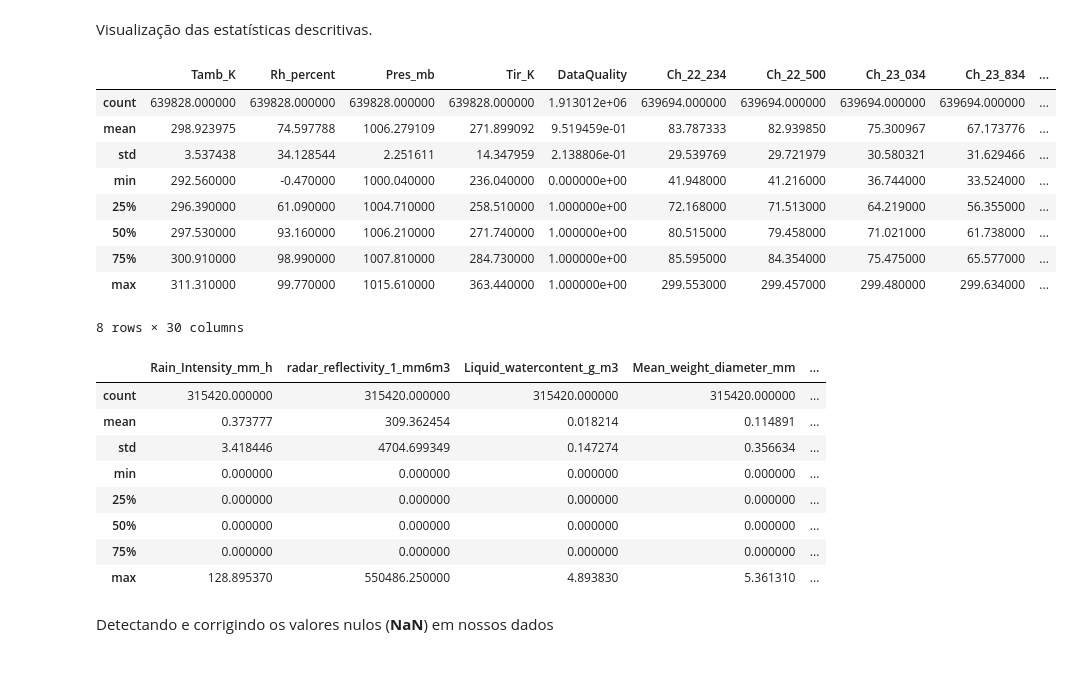
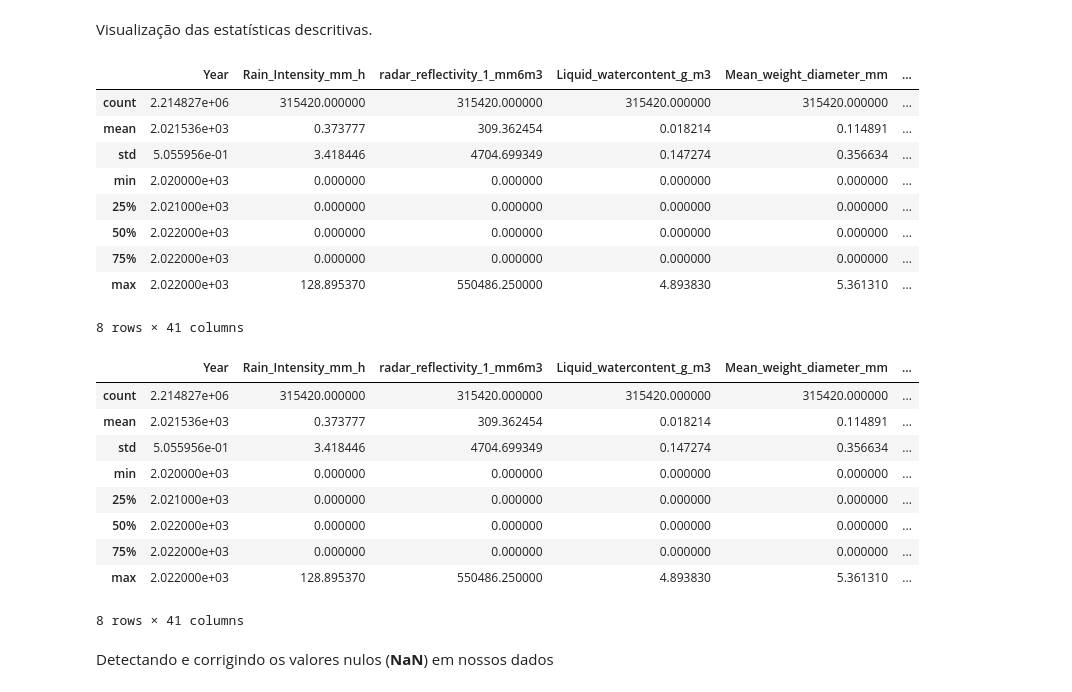
Before and after one commit to lourencocavalcante/Introduction-to-Data-Science, a Jupyter notebook: CAP394_2022_Fase1_Pre_Processando.ipynb, the cells around one changed output. Saved outputs shown, nothing was run; the diff lists cells and outputs as text; code cells hidden in the pictures.

```diff
--- a/CAP394_2022_Fase1_Pre_Processando.ipynb
+++ b/CAP394_2022_Fase1_Pre_Processando.ipynb
@@ -334,11 +397,11 @@ df_MP3000A_final['Day_of_week'] = pd.Categorical(df_MP3000A_final['Day_of_week']
 # %%
 # Criando a coluna hora do dia
 
-df_MP3000A_final['Time'] = [d.time() for d in df_MP3000A_final['Datetime']]
+df_MP3000A_RD80_final['Time'] = [d.time() for d in df_MP3000A_RD80_final['Datetime']]
 # %%
 # Dividindo a coluna hora do dia em diferentes sessões em um dia
 
-df_MP3000A_final=df_MP3000A_final.assign(session=pd.cut(df_MP3000A_final.Datetime.dt.hour,
+df_MP3000A_RD80_final=df_MP3000A_RD80_final.assign(session=pd.cut(df_MP3000A_RD80_final.Datetime.dt.hour,
                             [0,6,12,18,23],
                             labels=['Night','Morning','Afternoon','Evening'],
                             include_lowest=True))
@@ -355,2 +424,14 @@ Index(['Tamb_K', 'Rh_percent', 'Pres_mb', 'Tir_K', 'DataQuality', 'Datetime',
        'session'],
       dtype='object')
+# %%
+df_MP3000A_RD80_final = df_MP3000A_RD80_final.reindex(columns=['Datetime', 'Date', 'Year', 'Month', 'Day_of_week', 'Time',
+       'session', 'Rain_Intensity_mm_h', 'radar_reflectivity_1_mm6m3',
+       'Liquid_watercontent_g_m3', 'Mean_weight_diameter_mm',
+       'Time_integration_s', 'Tamb_K', 'Rh_percent', 'Pres_mb', 'Tir_K',
+       'Ch_22_234', 'Ch_22_500', 'Ch_23_034', 'Ch_23_834', 'Ch_25_000',
+       'Ch_26_234', 'Ch_28_000', 'Ch_30_000', 'Ch_51_248', 'Ch_51_760',
+       'Ch_52_280', 'Ch_52_804', 'Ch_53_336', 'Ch_53_848', 'Ch_54_400',
+       'Ch_54_940', 'Ch_55_500', 'Ch_56_020', 'Ch_56_660', 'Ch_57_288',
+       'Ch_57_964', 'Ch_58_800', 'Int_Vapor_cm', 'Int_Liquid_mm',
+       'Cloud_Base_km', 'Light_Rain', 'Moderate_Rain', 'Heavy_Rain',
+       'Very_Heavy_Rain', 'Without_Rain', 'Class_Rain_id', 'Class_Rain','DataQuality'])
@@ -356,0 +454,2 @@ Index(['Tamb_K', 'Rh_percent', 'Pres_mb', 'Tir_K', 'DataQuality', 'Datetime',
+# %%
+df_MP3000A_RD80_final = df_MP3000A_RD80_final.sort_values(by=['Datetime'])
@@ -358,31 +467,32 @@ Index(['Tamb_K', 'Rh_percent', 'Pres_mb', 'Tir_K', 'DataQuality', 'Datetime',
 Visualização das estatísticas descritivas.
 # %%
 #Visualização das estatísticas descritivas
-df_MP3000A_final.describe()
+df_MP3000A_RD80_final.describe()
 # %% [output]
-|  | Tamb_K | Rh_percent | Pres_mb | Tir_K | DataQuality | Ch_22_234 | Ch_22_500 | Ch_23_034 | Ch_23_834 | ... |
-| count | 639828.000000 | 639828.000000 | 639828.000000 | 639828.000000 | 1.913012e+06 | 639694.000000 | 639694.000000 | 639694.000000 | 639694.000000 | ... |
-| mean | 298.923975 | 74.597788 | 1006.279109 | 271.899092 | 9.519459e-01 | 83.787333 | 82.939850 | 75.300967 | 67.173776 | ... |
-| std | 3.537438 | 34.128544 | 2.251611 | 14.347959 | 2.138806e-01 | 29.539769 | 29.721979 | 30.580321 | 31.629466 | ... |
-| min | 292.560000 | -0.470000 | 1000.040000 | 236.040000 | 0.000000e+00 | 41.948000 | 41.216000 | 36.744000 | 33.524000 | ... |
-| 25% | 296.390000 | 61.090000 | 1004.710000 | 258.510000 | 1.000000e+00 | 72.168000 | 71.513000 | 64.219000 | 56.355000 | ... |
-| 50% | 297.530000 | 93.160000 | 1006.210000 | 271.740000 | 1.000000e+00 | 80.515000 | 79.458000 | 71.021000 | 61.738000 | ... |
-| 75% | 300.910000 | 98.990000 | 1007.810000 | 284.730000 | 1.000000e+00 | 85.595000 | 84.354000 | 75.475000 | 65.577000 | ... |
-| max | 311.310000 | 99.770000 | 1015.610000 | 363.440000 | 1.000000e+00 | 299.553000 | 299.457000 | 299.480000 | 299.634000 | ... |
+|  | Year | Rain_Intensity_mm_h | radar_reflectivity_1_mm6m3 | Liquid_watercontent_g_m3 | Mean_weight_diameter_mm | ... |
+| count | 2.214827e+06 | 315420.000000 | 315420.000000 | 315420.000000 | 315420.000000 | ... |
+| mean | 2.021536e+03 | 0.373777 | 309.362454 | 0.018214 | 0.114891 | ... |
+| std | 5.055956e-01 | 3.418446 | 4704.699349 | 0.147274 | 0.356634 | ... |
+| min | 2.020000e+03 | 0.000000 | 0.000000 | 0.000000 | 0.000000 | ... |
+| 25% | 2.021000e+03 | 0.000000 | 0.000000 | 0.000000 | 0.000000 | ... |
+| 50% | 2.022000e+03 | 0.000000 | 0.000000 | 0.000000 | 0.000000 | ... |
+| 75% | 2.022000e+03 | 0.000000 | 0.000000 | 0.000000 | 0.000000 | ... |
+| max | 2.022000e+03 | 128.895370 | 550486.250000 | 4.893830 | 5.361310 | ... |
-8 rows × 30 columns
+8 rows × 41 columns
 # %%
 #Visualização das estatísticas descritivas
-df_rd80_joss.describe()
+df_MP3000A_RD80_final.describe()
 # %% [output]
-|  | Rain_Intensity_mm_h | radar_reflectivity_1_mm6m3 | Liquid_watercontent_g_m3 | Mean_weight_diameter_mm | ... |
-| count | 315420.000000 | 315420.000000 | 315420.000000 | 315420.000000 | ... |
-| mean | 0.373777 | 309.362454 | 0.018214 | 0.114891 | ... |
-| std | 3.418446 | 4704.699349 | 0.147274 | 0.356634 | ... |
-| min | 0.000000 | 0.000000 | 0.000000 | 0.000000 | ... |
-| 25% | 0.000000 | 0.000000 | 0.000000 | 0.000000 | ... |
-| 50% | 0.000000 | 0.000000 | 0.000000 | 0.000000 | ... |
-| 75% | 0.000000 | 0.000000 | 0.000000 | 0.000000 | ... |
-| max | 128.895370 | 550486.250000 | 4.893830 | 5.361310 | ... |
+|  | Year | Rain_Intensity_mm_h | radar_reflectivity_1_mm6m3 | Liquid_watercontent_g_m3 | Mean_weight_diameter_mm | ... |
+| count | 2.214827e+06 | 315420.000000 | 315420.000000 | 315420.000000 | 315420.000000 | ... |
+| mean | 2.021536e+03 | 0.373777 | 309.362454 | 0.018214 | 0.114891 | ... |
+| std | 5.055956e-01 | 3.418446 | 4704.699349 | 0.147274 | 0.356634 | ... |
+| min | 2.020000e+03 | 0.000000 | 0.000000 | 0.000000 | 0.000000 | ... |
+| 25% | 2.021000e+03 | 0.000000 | 0.000000 | 0.000000 | 0.000000 | ... |
+| 50% | 2.022000e+03 | 0.000000 | 0.000000 | 0.000000 | 0.000000 | ... |
+| 75% | 2.022000e+03 | 0.000000 | 0.000000 | 0.000000 | 0.000000 | ... |
+| max | 2.022000e+03 | 128.895370 | 550486.250000 | 4.893830 | 5.361310 | ... |
+8 rows × 41 columns
 # %% [markdown]
 Detectando e corrigindo os valores nulos (**NaN**) em nossos dados
 # %%
```
Also changed, not shown: parts of 23 cells of this notebook.
